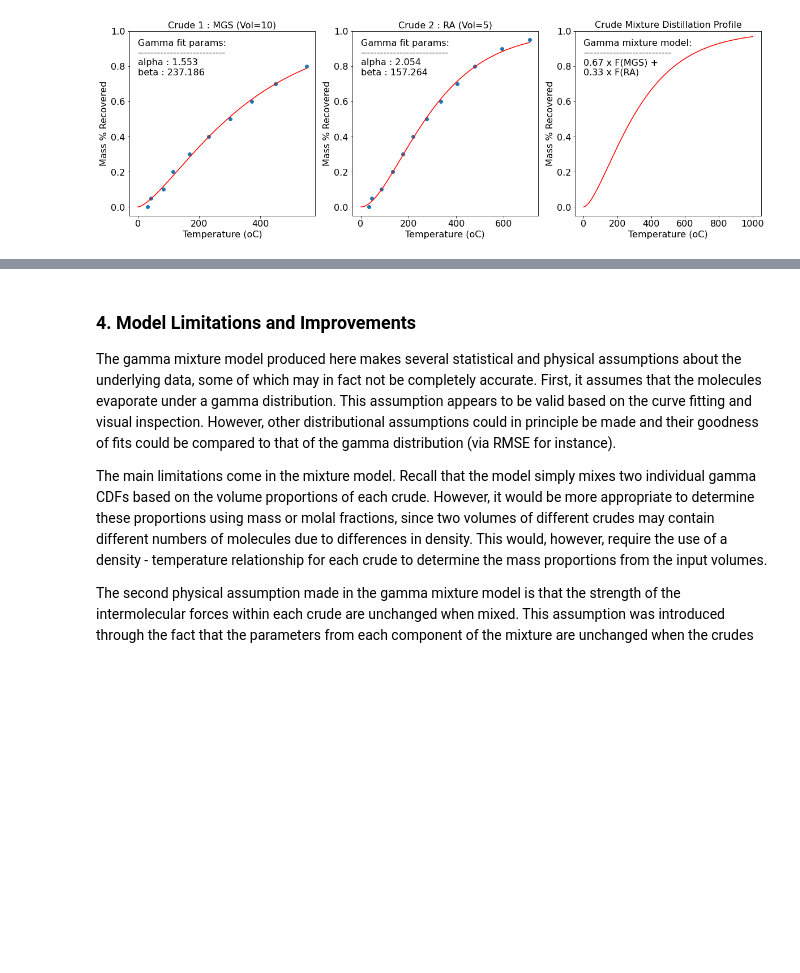
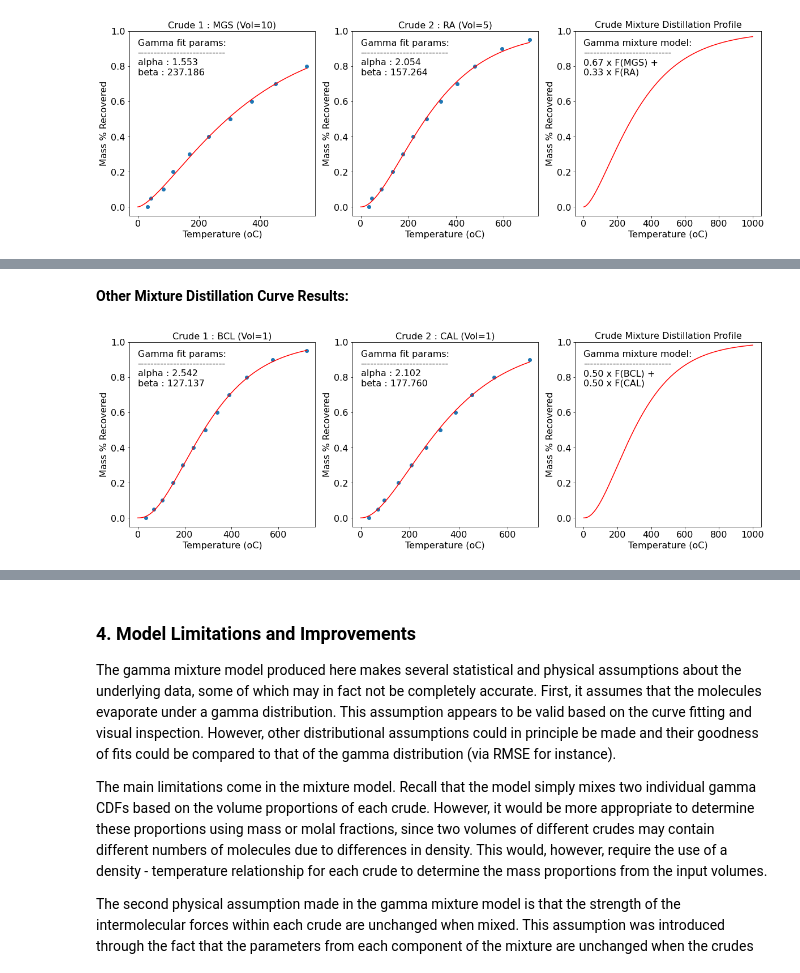
Before and after one commit to RobBlumberg/validere_distillation, a Jupyter notebook: src/distillation-profile.ipynb, the cells around one changed output, grey strips where cells are left out. Drawn from its saved outputs; the diff is of its cells as text; code cells hidden in the pictures; blank space fills up the shorter version.

```diff
--- a/src/distillation-profile.ipynb
+++ b/src/distillation-profile.ipynb
@@ -87,0 +104,10 @@ We can see the resultant distillation profile curve in the third plot on the rig
+# %% [markdown]
+**Other Mixture Distillation Curve Results:**
+# %%
+crude1 = "BCL"
+crude2 = "CAL"
+vol1 = 1
+vol2 = 1
+mixture = gamma_mixture_distillation_profile(crude1, crude2, vol1, vol2)
+# %% [output]
+[figure, added]
```
Also changed, not shown: parts of 7 cells of this notebook.
